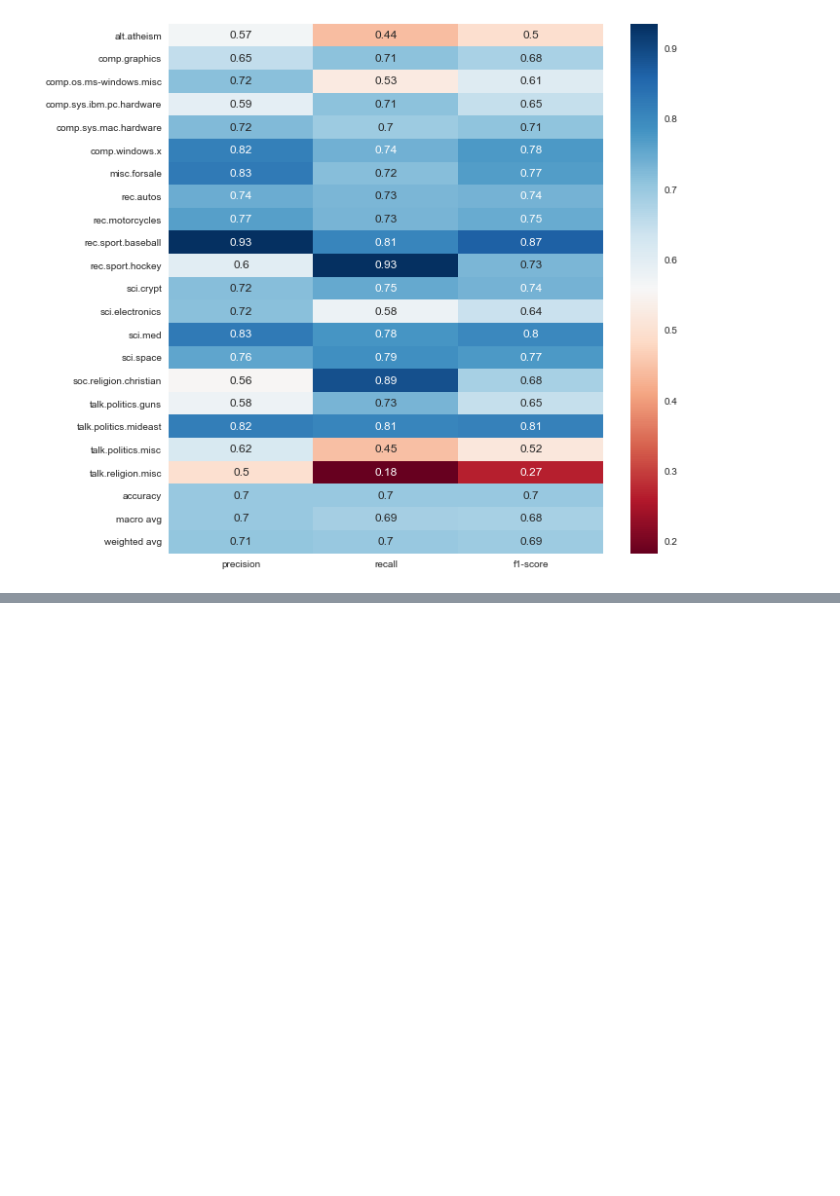
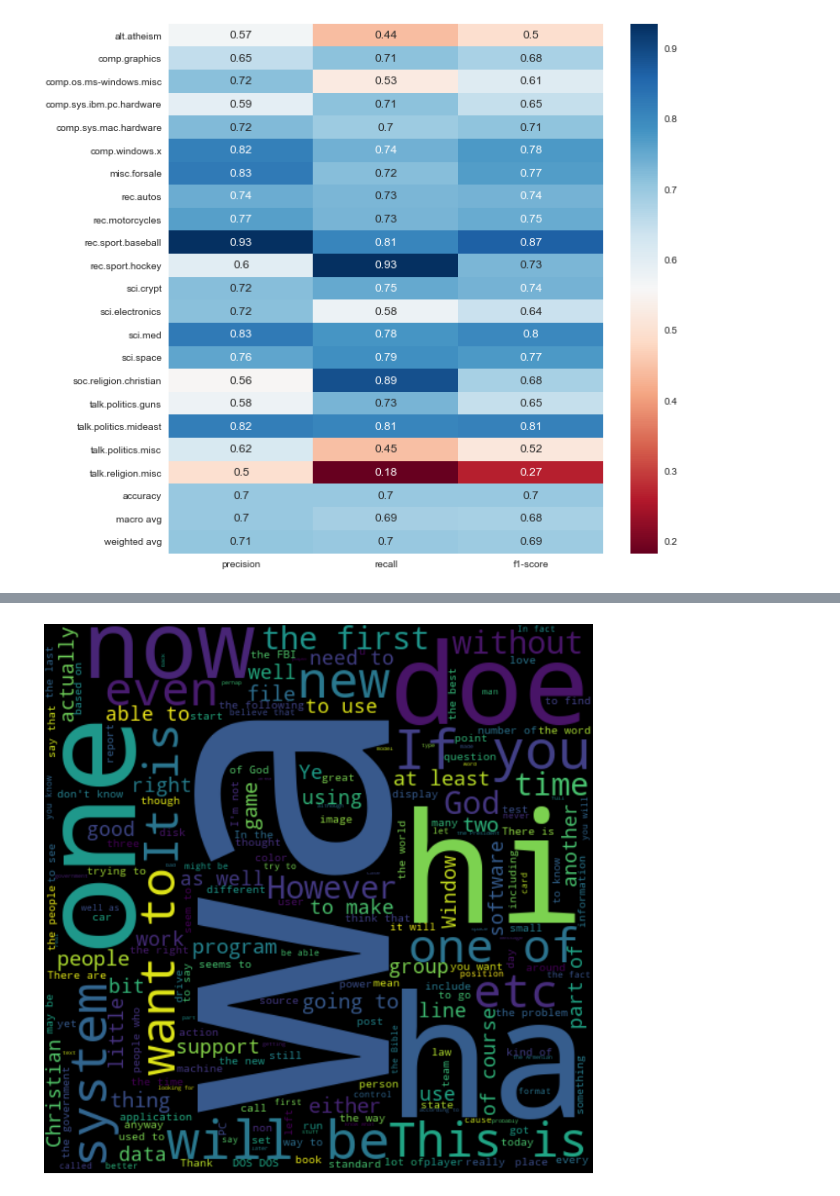
Before and after one commit to Benjamin-Siebold/MSDS-682-Text-Analytics, a Jupyter notebook: Week-4/Text Classification.ipynb, the cells around one changed output, grey strips where cells are left out. Saved outputs shown, nothing was run; the diff lists cells and outputs as text; code cells hidden in the pictures; blank space fills up the shorter version.

```diff
--- a/Week-4/Text Classification.ipynb
+++ b/Week-4/Text Classification.ipynb
@@ -225,0 +161,7 @@ if __name__ == '__main__':
+# %%
+fig = plt.figure(figsize=(12, 12))
+wordcloud = WordCloud(width=500, height=500).generate(clean_test_text)
+plt.imshow(wordcloud, interpolation='bilinear')
+_ = plt.axis("off")
+# %% [output]
+[figure, added]
```
Also changed, not shown: parts of 20 cells of this notebook, 3 other files.
